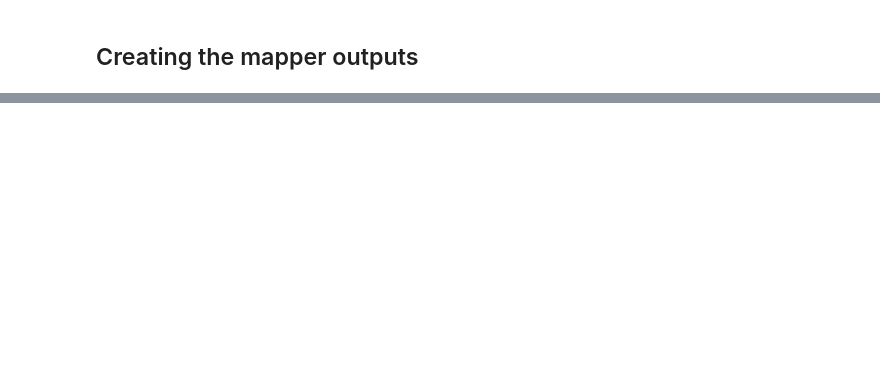
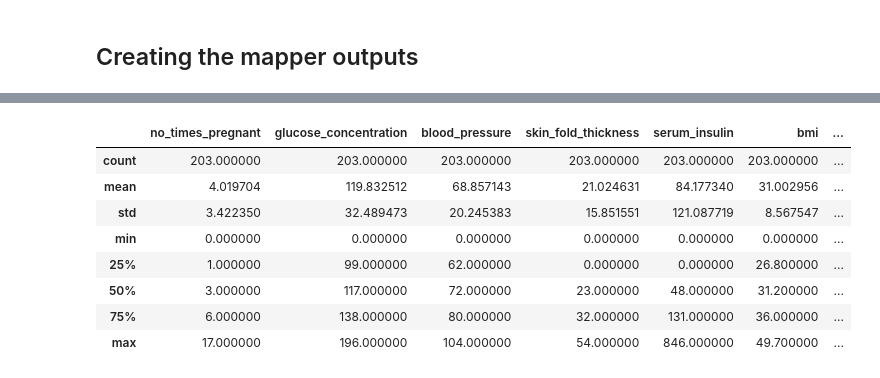
Before and after one commit to PariSolunke/mountaineer, a Jupyter notebook: Diabetes Explanations.ipynb, the cells around one changed output, grey strips where cells are left out. Cells and saved outputs as stored; diff of their text form; code cells hidden in the pictures; blank space fills up the shorter version.

```diff
--- a/Diabetes Explanations.ipynb
+++ b/Diabetes Explanations.ipynb
@@ -186,0 +185,12 @@ array([-4.47634436e+03, -1.53245322e+03, -9.13721348e+02, -8.39146917e+04,
+# %%
+X_test.describe()
+# %% [output]
+|  | no_times_pregnant | glucose_concentration | blood_pressure | skin_fold_thickness | serum_insulin | bmi | ... |
+| count | 203.000000 | 203.000000 | 203.000000 | 203.000000 | 203.000000 | 203.000000 | ... |
+| mean | 4.019704 | 119.832512 | 68.857143 | 21.024631 | 84.177340 | 31.002956 | ... |
+| std | 3.422350 | 32.489473 | 20.245383 | 15.851551 | 121.087719 | 8.567547 | ... |
+| min | 0.000000 | 0.000000 | 0.000000 | 0.000000 | 0.000000 | 0.000000 | ... |
+| 25% | 1.000000 | 99.000000 | 62.000000 | 0.000000 | 0.000000 | 26.800000 | ... |
+| 50% | 3.000000 | 117.000000 | 72.000000 | 23.000000 | 48.000000 | 31.200000 | ... |
+| 75% | 6.000000 | 138.000000 | 80.000000 | 32.000000 | 131.000000 | 36.000000 | ... |
+| max | 17.000000 | 196.000000 | 104.000000 | 54.000000 | 846.000000 | 49.700000 | ... |
```
Also changed, not shown: parts of 11 cells of this notebook.
